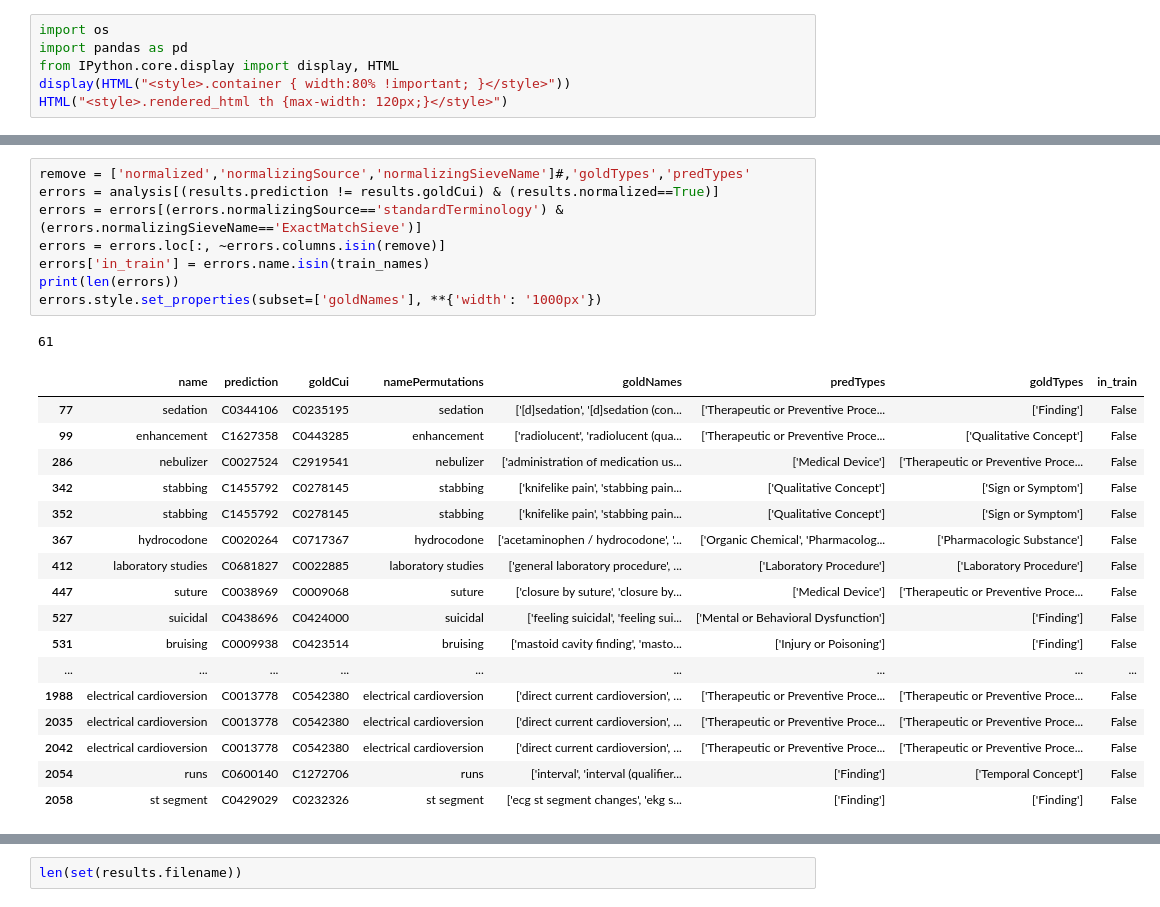
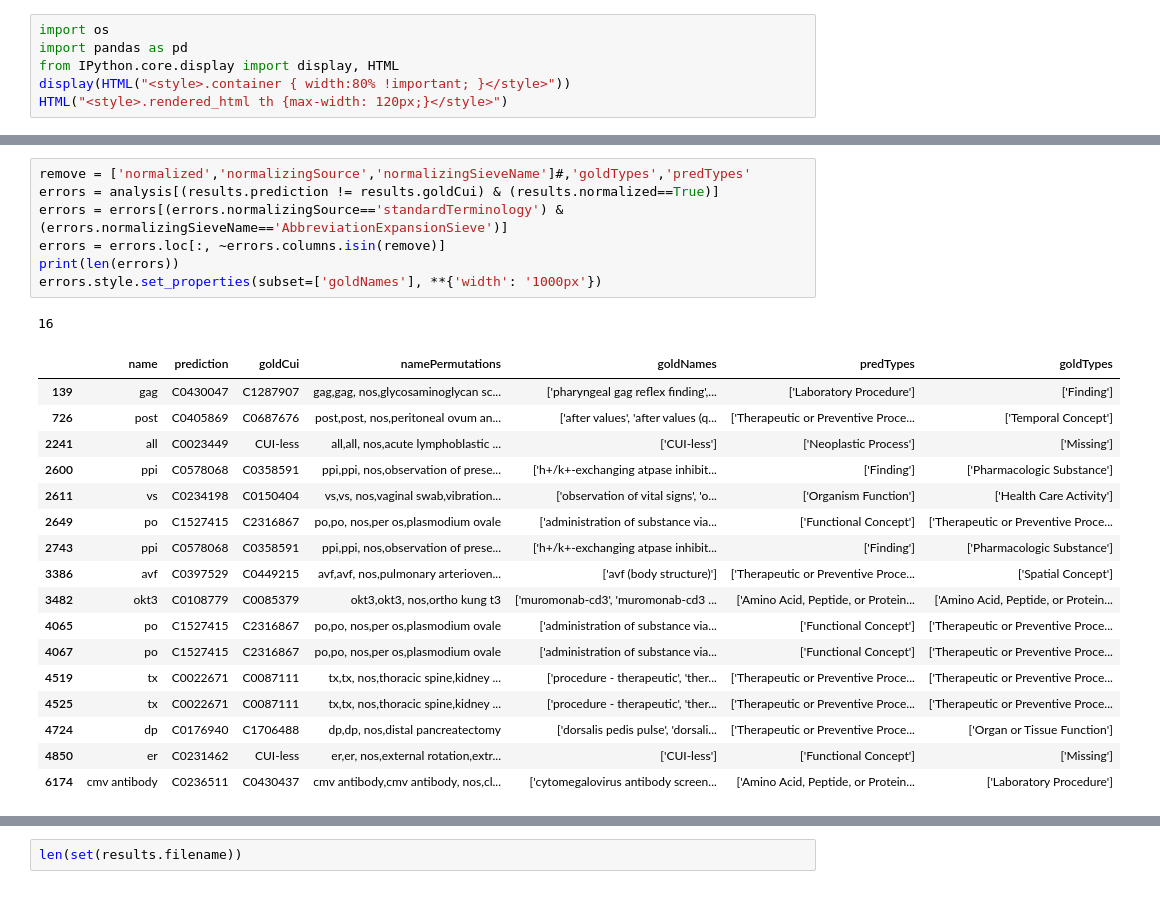
Before and after one commit to etfrenchvcu/disorder-normalizer, a Jupyter notebook: scripts/evaluate.ipynb, the cells around one changed output, grey strips where cells are left out. Drawn from its saved outputs; the diff is of its cells as text.

Commit message:
Updating abbreviation expansion sieve

```diff
--- a/scripts/evaluate.ipynb
+++ b/scripts/evaluate.ipynb
@@ -185,30 +186,29 @@ Name: name, Length: 61, dtype: bool
 # %%
 remove = ['normalized','normalizingSource','normalizingSieveName']#,'goldTypes','predTypes'
 errors = analysis[(results.prediction != results.goldCui) & (results.normalized==True)]
-errors = errors[(errors.normalizingSource=='standardTerminology') & (errors.normalizingSieveName=='ExactMatchSieve')]
+errors = errors[(errors.normalizingSource=='standardTerminology') & (errors.normalizingSieveName=='AbbreviationExpansionSieve')]
 errors = errors.loc[:, ~errors.columns.isin(remove)]
-errors['in_train'] = errors.name.isin(train_names)
 print(len(errors))
 errors.style.set_properties(subset=['goldNames'], **{'width': '1000px'})
 # %% [output]
-61
+16
-|  | name | prediction | goldCui | namePermutations | goldNames | predTypes | goldTypes | in_train |
-| 77 | sedation | C0344106 | C0235195 | sedation | ['[d]sedation', '[d]sedation (con... | ['Therapeutic or Preventive Proce... | ['Finding'] | False |
-| 99 | enhancement | C1627358 | C0443285 | enhancement | ['radiolucent', 'radiolucent (qua... | ['Therapeutic or Preventive Proce... | ['Qualitative Concept'] | False |
-| 286 | nebulizer | C0027524 | C2919541 | nebulizer | ['administration of medication us... | ['Medical Device'] | ['Therapeutic or Preventive Proce... | False |
-| 342 | stabbing | C1455792 | C0278145 | stabbing | ['knifelike pain', 'stabbing pain... | ['Qualitative Concept'] | ['Sign or Symptom'] | False |
-| 352 | stabbing | C1455792 | C0278145 | stabbing | ['knifelike pain', 'stabbing pain... | ['Qualitative Concept'] | ['Sign or Symptom'] | False |
-| 367 | hydrocodone | C0020264 | C0717367 | hydrocodone | ['acetaminophen / hydrocodone', '... | ['Organic Chemical', 'Pharmacolog... | ['Pharmacologic Substance'] | False |
-| 412 | laboratory studies | C0681827 | C0022885 | laboratory studies | ['general laboratory procedure', ... | ['Laboratory Procedure'] | ['Laboratory Procedure'] | False |
-| 447 | suture | C0038969 | C0009068 | suture | ['closure by suture', 'closure by... | ['Medical Device'] | ['Therapeutic or Preventive Proce... | False |
-| 527 | suicidal | C0438696 | C0424000 | suicidal | ['feeling suicidal', 'feeling sui... | ['Mental or Behavioral Dysfunction'] | ['Finding'] | False |
-| 531 | bruising | C0009938 | C0423514 | bruising | ['mastoid cavity finding', 'masto... | ['Injury or Poisoning'] | ['Finding'] | False |
-| ... | ... | ... | ... | ... | ... | ... | ... | ... |
-| 1988 | electrical cardioversion | C0013778 | C0542380 | electrical cardioversion | ['direct current cardioversion', ... | ['Therapeutic or Preventive Proce... | ['Therapeutic or Preventive Proce... | False |
-| 2035 | electrical cardioversion | C0013778 | C0542380 | electrical cardioversion | ['direct current cardioversion', ... | ['Therapeutic or Preventive Proce... | ['Therapeutic or Preventive Proce... | False |
-| 2042 | electrical cardioversion | C0013778 | C0542380 | electrical cardioversion | ['direct current cardioversion', ... | ['Therapeutic or Preventive Proce... | ['Therapeutic or Preventive Proce... | False |
-| 2054 | runs | C0600140 | C1272706 | runs | ['interval', 'interval (qualifier... | ['Finding'] | ['Temporal Concept'] | False |
-| 2058 | st segment | C0429029 | C0232326 | st segment | ['ecg st segment changes', 'ekg s... | ['Finding'] | ['Finding'] | False |
+|  | name | prediction | goldCui | namePermutations | goldNames | predTypes | goldTypes |
+| 139 | gag | C0430047 | C1287907 | gag,gag, nos,glycosaminoglycan sc... | ['pharyngeal gag reflex finding',... | ['Laboratory Procedure'] | ['Finding'] |
+| 726 | post | C0405869 | C0687676 | post,post, nos,peritoneal ovum an... | ['after values', 'after values (q... | ['Therapeutic or Preventive Proce... | ['Temporal Concept'] |
+| 2241 | all | C0023449 | CUI-less | all,all, nos,acute lymphoblastic ... | ['CUI-less'] | ['Neoplastic Process'] | ['Missing'] |
+| 2600 | ppi | C0578068 | C0358591 | ppi,ppi, nos,observation of prese... | ['h+/k+-exchanging atpase inhibit... | ['Finding'] | ['Pharmacologic Substance'] |
+| 2611 | vs | C0234198 | C0150404 | vs,vs, nos,vaginal swab,vibration... | ['observation of vital signs', 'o... | ['Organism Function'] | ['Health Care Activity'] |
+| 2649 | po | C1527415 | C2316867 | po,po, nos,per os,plasmodium ovale | ['administration of substance via... | ['Functional Concept'] | ['Therapeutic or Preventive Proce... |
+| 2743 | ppi | C0578068 | C0358591 | ppi,ppi, nos,observation of prese... | ['h+/k+-exchanging atpase inhibit... | ['Finding'] | ['Pharmacologic Substance'] |
+| 3386 | avf | C0397529 | C0449215 | avf,avf, nos,pulmonary arterioven... | ['avf (body structure)'] | ['Therapeutic or Preventive Proce... | ['Spatial Concept'] |
+| 3482 | okt3 | C0108779 | C0085379 | okt3,okt3, nos,ortho kung t3 | ['muromonab-cd3', 'muromonab-cd3 ... | ['Amino Acid, Peptide, or Protein... | ['Amino Acid, Peptide, or Protein... |
+| 4065 | po | C1527415 | C2316867 | po,po, nos,per os,plasmodium ovale | ['administration of substance via... | ['Functional Concept'] | ['Therapeutic or Preventive Proce... |
+| 4067 | po | C1527415 | C2316867 | po,po, nos,per os,plasmodium ovale | ['administration of substance via... | ['Functional Concept'] | ['Therapeutic or Preventive Proce... |
+| 4519 | tx | C0022671 | C0087111 | tx,tx, nos,thoracic spine,kidney ... | ['procedure - therapeutic', 'ther... | ['Therapeutic or Preventive Proce... | ['Therapeutic or Preventive Proce... |
+| 4525 | tx | C0022671 | C0087111 | tx,tx, nos,thoracic spine,kidney ... | ['procedure - therapeutic', 'ther... | ['Therapeutic or Preventive Proce... | ['Therapeutic or Preventive Proce... |
+| 4724 | dp | C0176940 | C1706488 | dp,dp, nos,distal pancreatectomy | ['dorsalis pedis pulse', 'dorsali... | ['Therapeutic or Preventive Proce... | ['Organ or Tissue Function'] |
+| 4850 | er | C0231462 | CUI-less | er,er, nos,external rotation,extr... | ['CUI-less'] | ['Functional Concept'] | ['Missing'] |
+| 6174 | cmv antibody | C0236511 | C0430437 | cmv antibody,cmv antibody, nos,cl... | ['cytomegalovirus antibody screen... | ['Amino Acid, Peptide, or Protein... | ['Laboratory Procedure'] |
 # %%
 # results = pd.read_csv(f'../{dataset}-data/output/results.txt',sep='\t')
 sieveResults(results)
```
Also changed, not shown: parts of 8 cells of this notebook, 9 other files.
